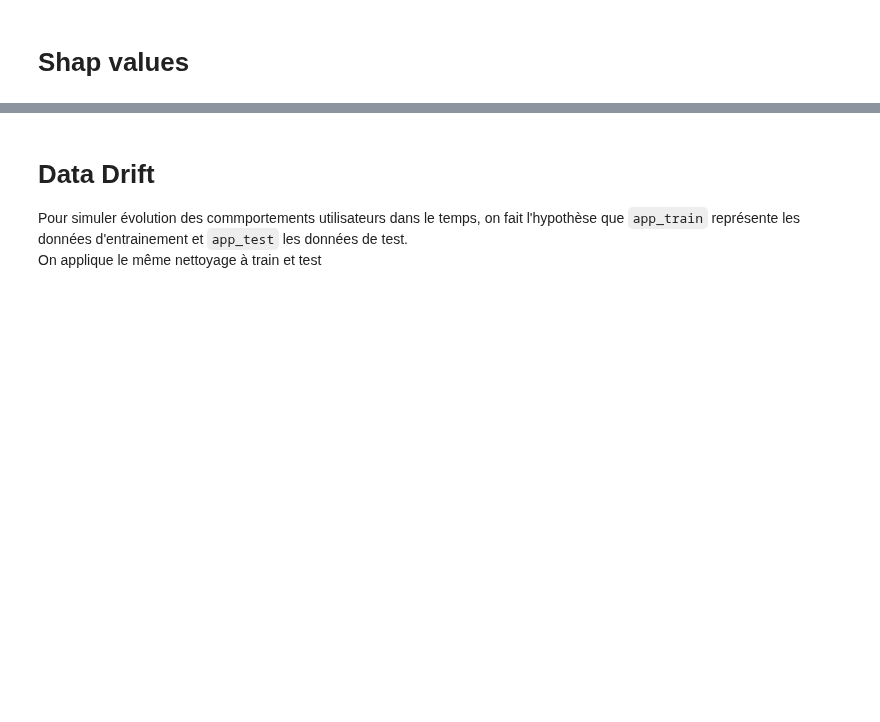
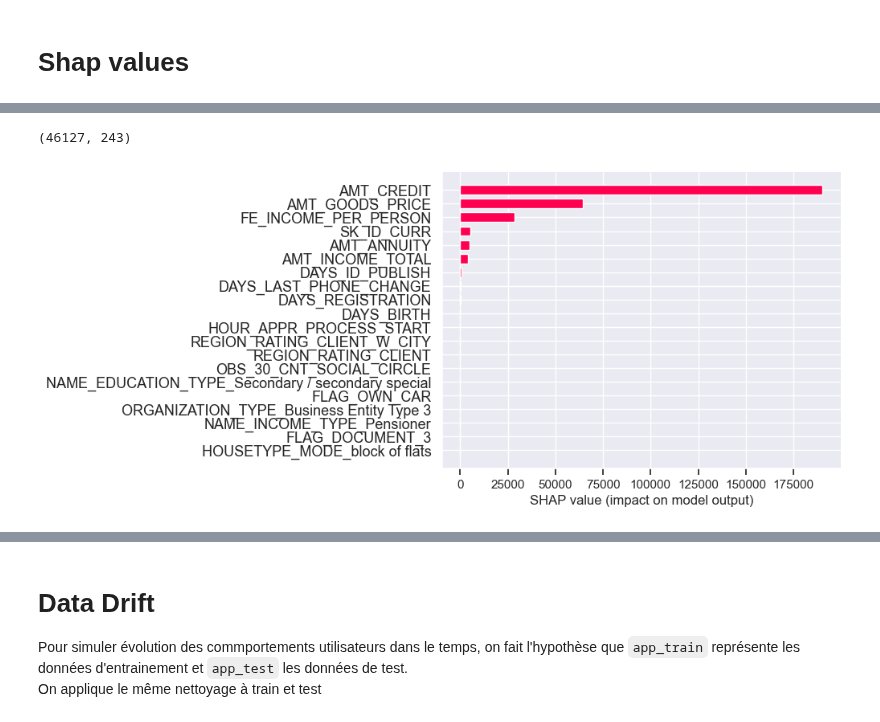
Before and after one commit to carlgennetais/P7_scoring_ML, a Jupyter notebook: notebooks/P7_04_modeling-pipeline.ipynb, the cells around one changed output, grey strips where cells are left out. Cells and saved outputs as stored; diff of their text form; code cells hidden in the pictures; blank space fills up the shorter version.

Commit message:
add shap values

```diff
--- a/notebooks/P7_04_modeling-pipeline.ipynb
+++ b/notebooks/P7_04_modeling-pipeline.ipynb
@@ -251,3 +253,7 @@ max           0.124430
 dtype: float64
 # %% [markdown]
 # Shap values
+# %%
+explainer = shap.LinearExplainer(grid.best_estimator_["classifier"], X_train)
+shap_values = explainer.shap_values(X_test)
+shap_values
@@ -253,0 +279,12 @@ dtype: float64
+# %%
+X_test.shape
+# %% [output]
+(46127, 243)
+# %%
+shap.bar_plot(
+    explainer.shap_values(X_test.sample(1))[0],
+    feature_names=X_test.columns,
+    max_display=20,
+)
+# %% [output]
+[figure, added]
```
Also changed, not shown: parts of 6 cells of this notebook, 1 other file.
